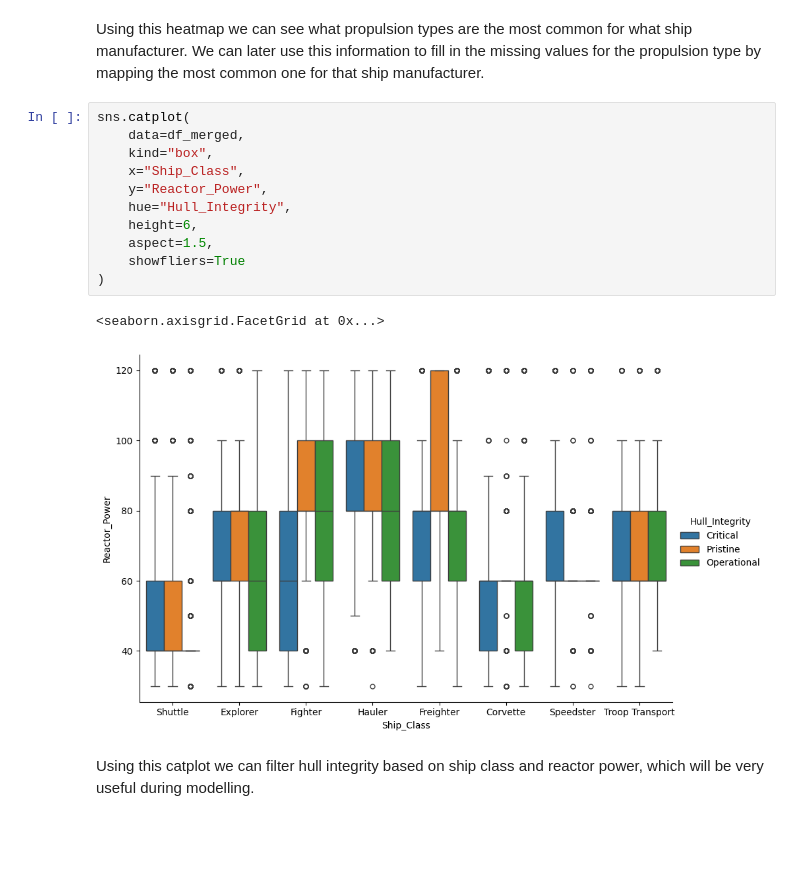
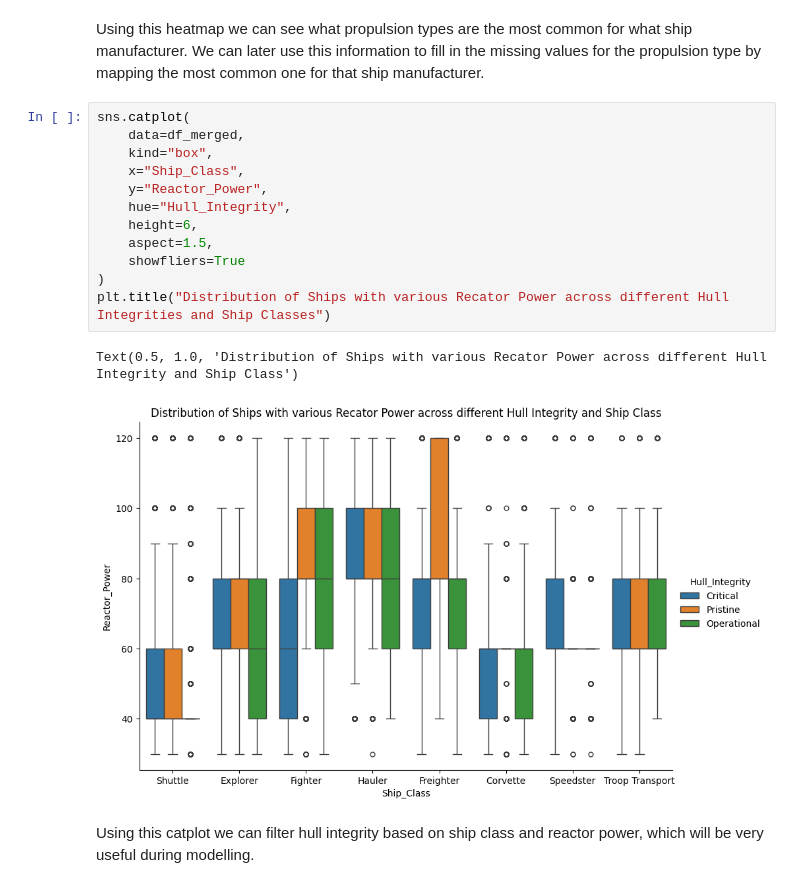
Before and after one commit to strmzi-git/jupyter-exam-03, a Jupyter notebook: DS-Assignment-it2.ipynb, the cells around one changed output. Drawn from its saved outputs; the diff is of its cells as text; blank space fills up the shorter version.

```diff
--- a/DS-Assignment-it2.ipynb
+++ b/DS-Assignment-it2.ipynb
@@ -278,17 +278,18 @@ Using this heatmap we can see  what propulsion types are the most common for wha
 # %%
 sns.catplot(
     data=df_merged,
     kind="box",
     x="Ship_Class",
     y="Reactor_Power",
     hue="Hull_Integrity",
     height=6,
     aspect=1.5,
     showfliers=True
 )
+plt.title("Distribution of Ships with various Recator Power across different Hull Integrities and Ship Classes")
 # %% [output]
-<seaborn.axisgrid.FacetGrid at 0x...>
+Text(0.5, 1.0, 'Distribution of Ships with various Recator Power across different Hull Integrity and Ship Class')
-[figure, old version]
+[figure, new version]
 # %% [markdown]
 Using this catplot we can filter hull integrity based on ship class and reactor power, which will be very useful during modelling.
 # %%
```
Also changed, not shown: parts of 15 cells of this notebook.
